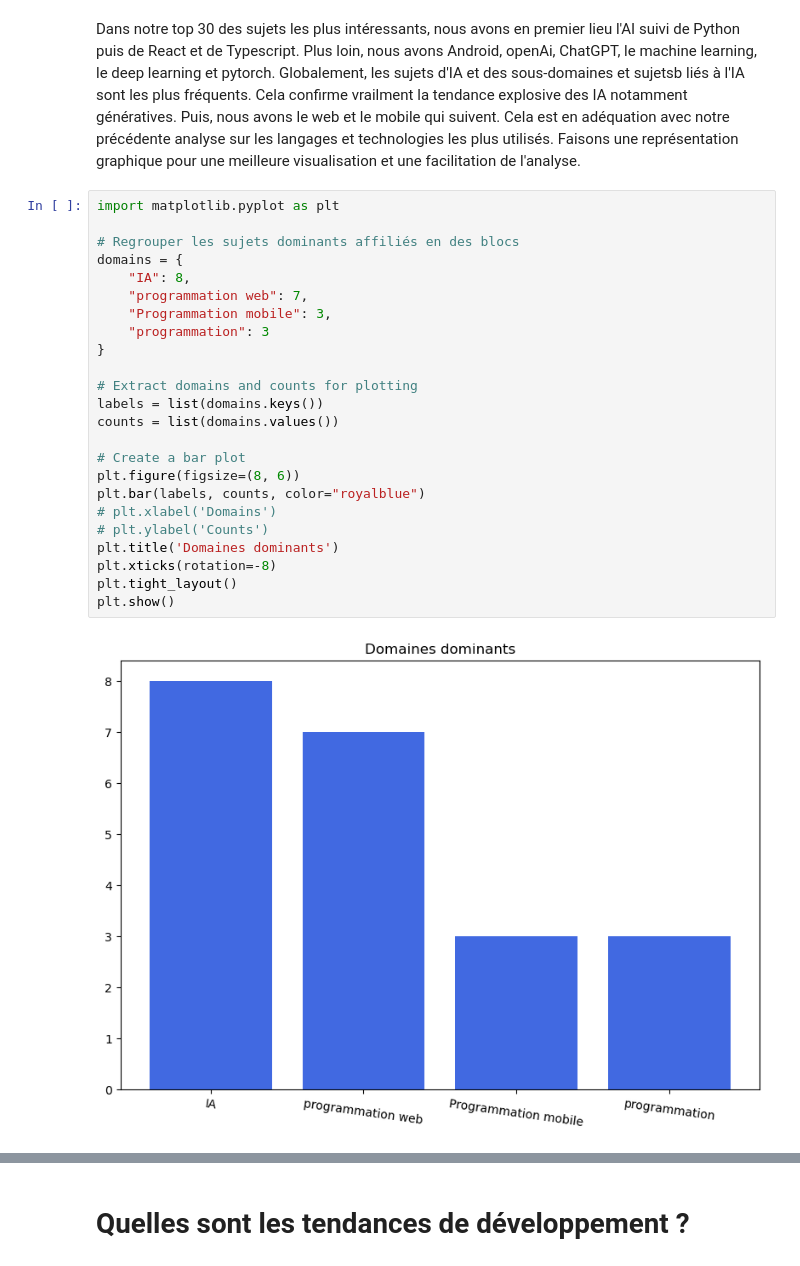
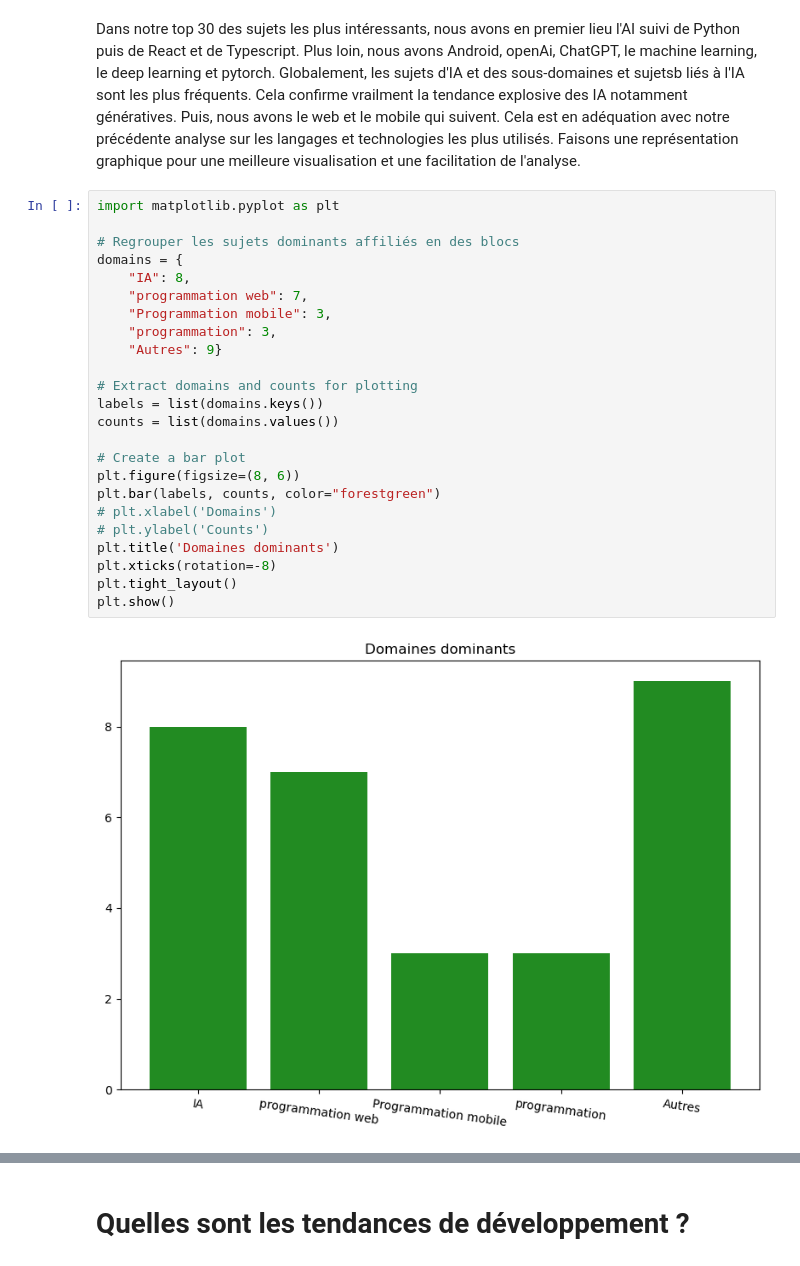
Before and after one commit to Hammilidi/GitHub_Viz, a Jupyter notebook: Github_Viz.ipynb, the cells around one changed output, grey strips where cells are left out. Cells and saved outputs as stored; diff of their text form.

```diff
--- a/Github_Viz.ipynb
+++ b/Github_Viz.ipynb
@@ -615,26 +682,26 @@ Dans notre top 30 des sujets les plus intéressants, nous avons en premier lieu
 # %%
 import matplotlib.pyplot as plt
 
 # Regrouper les sujets dominants affiliés en des blocs
 domains = {
     "IA": 8,
     "programmation web": 7,
     "Programmation mobile": 3,
-    "programmation": 3
-}
+    "programmation": 3,
+    "Autres": 9}
 
 # Extract domains and counts for plotting
 labels = list(domains.keys())
 counts = list(domains.values())
 
 # Create a bar plot
 plt.figure(figsize=(8, 6))
-plt.bar(labels, counts, color="royalblue")
+plt.bar(labels, counts, color="forestgreen")
 # plt.xlabel('Domains')
 # plt.ylabel('Counts')
 plt.title('Domaines dominants')
 plt.xticks(rotation=-8)
 plt.tight_layout()
 plt.show()
 # %% [output]
-[figure, old version]
+[figure, new version]
```
Also changed, not shown: parts of 36 cells of this notebook, 11 other files.
